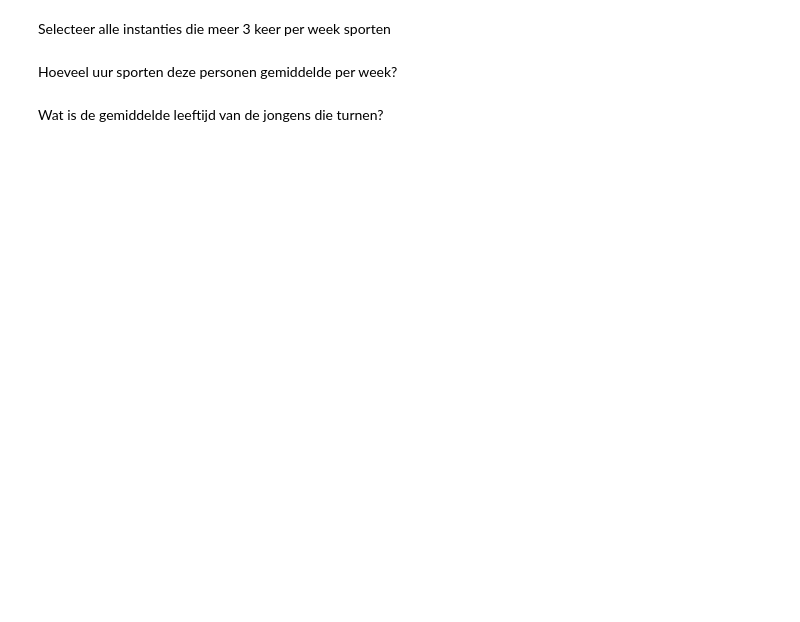
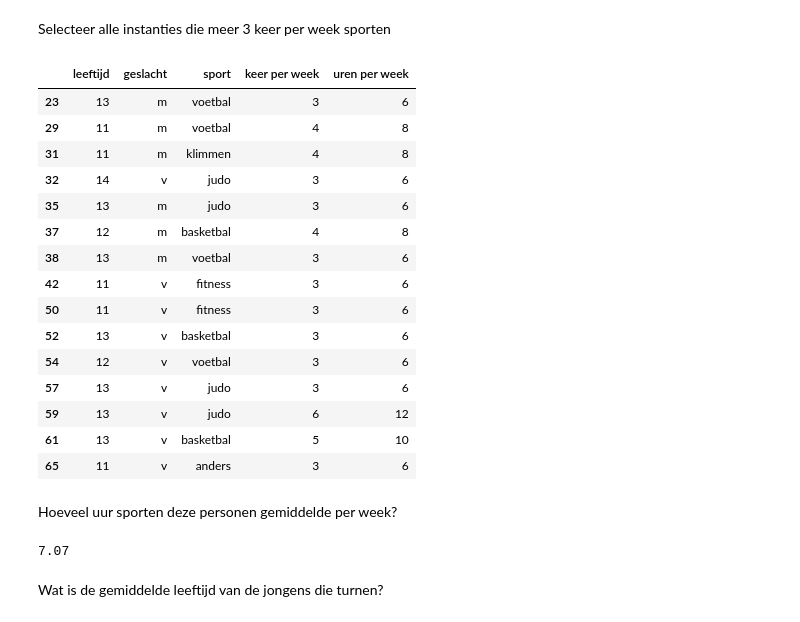
Before and after one commit to runevanbossuyt/PyCharm-Projects-DataScience1, a Jupyter notebook: W14P3/Opgaveboek op Sporten.ipynb, the cells around one changed output. Cells and saved outputs as stored; diff of their text form; code cells hidden in the pictures; blank space fills up the shorter version.

```diff
--- a/W14P3/Opgaveboek op Sporten.ipynb
+++ b/W14P3/Opgaveboek op Sporten.ipynb
@@ -8,0 +7,4 @@ Open de file 'sportdata.csv' en maak er een nieuwe dataframe van.
+# %%
+import pandas as pd
+sportData = pd.read_csv('sportdata.csv', delimiter=';')
+display(sportData)
@@ -21,2 +61,21 @@ Selecteer alle instanties die meer 3 keer per week sporten
+# %%
+display(sportData[sportData['keer per week'] >= 3])
+# %% [output]
+|  | leeftijd | geslacht | sport | keer per week | uren per week |
+| 23 | 13 | m | voetbal | 3 | 6 |
+| 29 | 11 | m | voetbal | 4 | 8 |
+| 31 | 11 | m | klimmen | 4 | 8 |
+| 32 | 14 | v | judo | 3 | 6 |
+| 35 | 13 | m | judo | 3 | 6 |
+| 37 | 12 | m | basketbal | 4 | 8 |
+| 38 | 13 | m | voetbal | 3 | 6 |
+| 42 | 11 | v | fitness | 3 | 6 |
+| 50 | 11 | v | fitness | 3 | 6 |
+| 52 | 13 | v | basketbal | 3 | 6 |
+| 54 | 12 | v | voetbal | 3 | 6 |
+| 57 | 13 | v | judo | 3 | 6 |
+| 59 | 13 | v | judo | 6 | 12 |
+| 61 | 13 | v | basketbal | 5 | 10 |
+| 65 | 11 | v | anders | 3 | 6 |
 # %% [markdown]
 Hoeveel uur sporten deze personen gemiddelde per week?
@@ -25,2 +82,6 @@ Hoeveel uur sporten deze personen gemiddelde per week?
+# %%
+display(round(sportData[sportData['keer per week'] >= 3]['uren per week'].mean(),2))
+# %% [output]
+7.07
 # %% [markdown]
 Wat is de gemiddelde leeftijd van de jongens die turnen?
```
Also changed, not shown: parts of 12 cells of this notebook, 8 other files.
